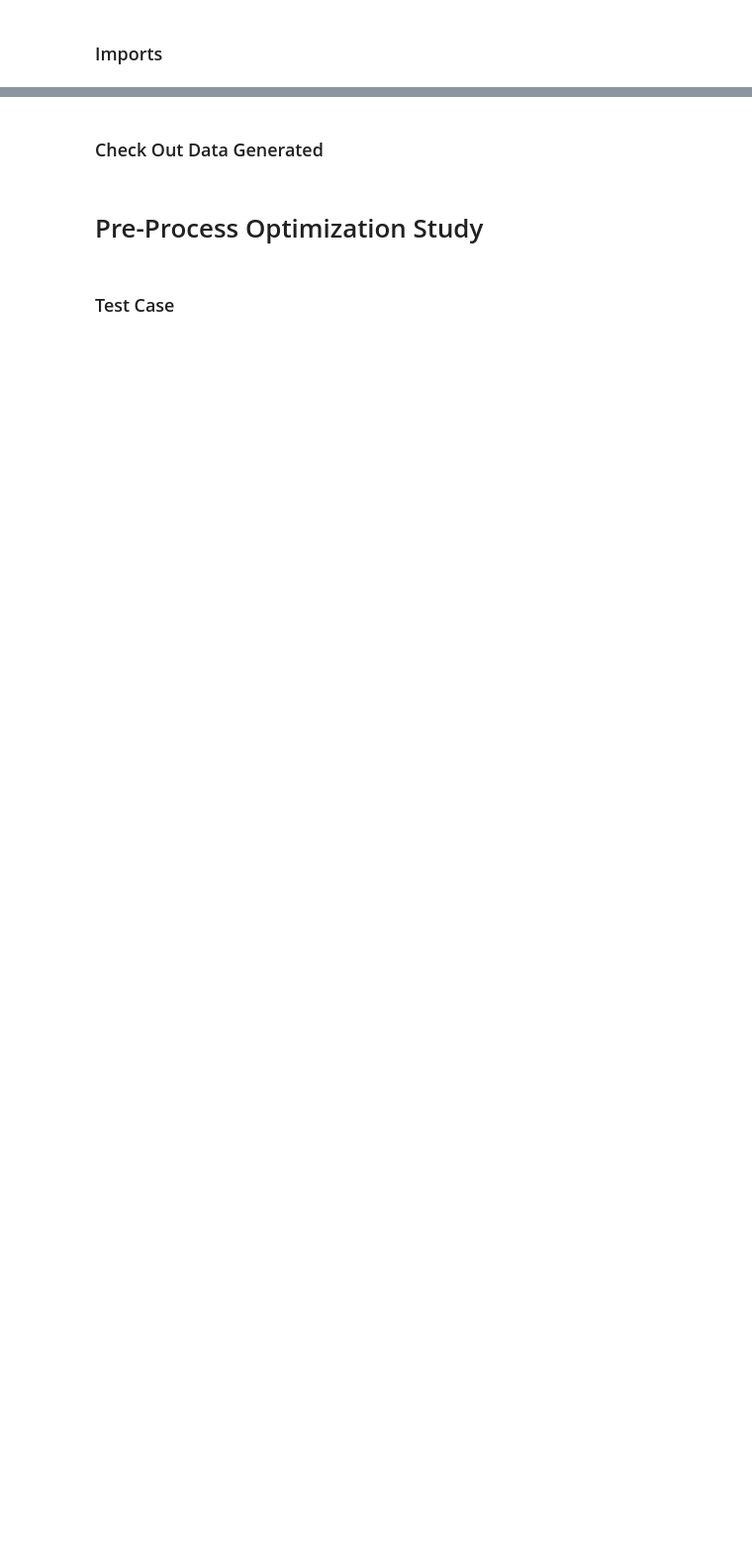
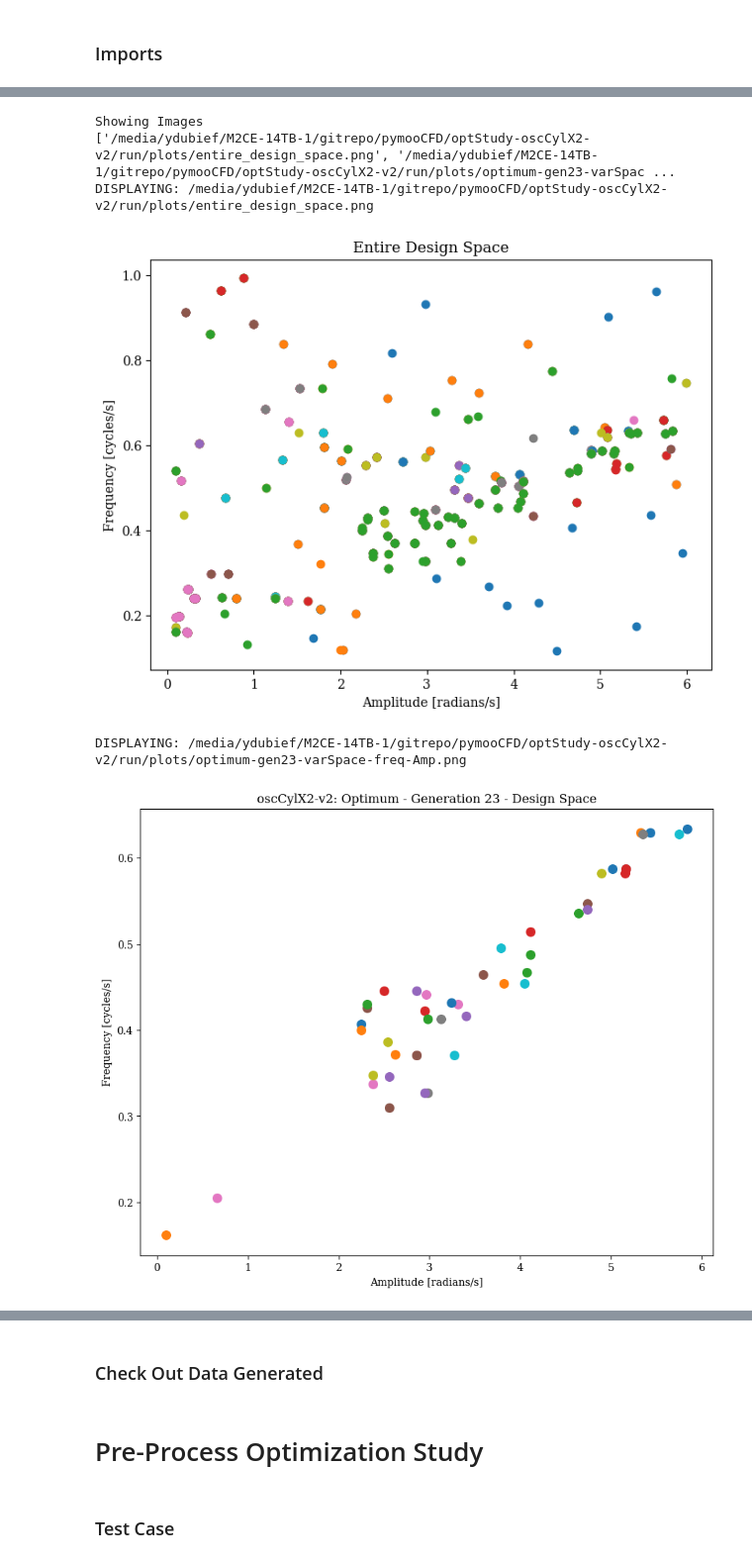
Before and after one commit to gmclove/pymooCFD, a Jupyter notebook: optPostProc.ipynb, the cells around one changed output, grey strips where cells are left out. Shown at 99% size. Saved outputs shown, nothing was run; the diff lists cells and outputs as text; code cells hidden in the pictures; blank space fills up the shorter version.

```diff
--- a/optPostProc.ipynb
+++ b/optPostProc.ipynb
@@ -19,0 +38,25 @@ from pymooCFD.studies.oscillCyl_x2 import optStudy
+# %%
+from IPython.display import Image, display
+import glob
+
+def showImages(listOfImageNames, **kwargs):
+    if isinstance(listOfImageNames, str):
+        listOfImageNames = [listOfImageNames]
+    listOfImageNames = [os.path.abspath(os.path.join(optStudy.optDatDir, imageName))
+                            for imageName in listOfImageNames if optStudy.optDatDir not in imageName]
+    listOfImageNames = [glob.glob(imageName) for imageName in listOfImageNames]
+    listOfImageNames = [item for sublist in listOfImageNames for item in sublist]
+    print('Showing Images')
+    print(listOfImageNames)
+    for imageName in listOfImageNames:
+        print('DISPLAYING:', imageName)
+        display(Image(filename=imageName), **kwargs)
+# %%
+showImages('run/plots/*')
+# %% [output]
+Showing Images
+['/media/ydubief/M2CE-14TB-1/gitrepo/pymooCFD/optStudy-oscCylX2-v2/run/plots/entire_design_space.png', '/media/ydubief/M2CE-14TB-1/gitrepo/pymooCFD/optStudy-oscCylX2-v2/run/plots/optimum-gen23-varSpac ...
+DISPLAYING: /media/ydubief/M2CE-14TB-1/gitrepo/pymooCFD/optStudy-oscCylX2-v2/run/plots/entire_design_space.png
+[figure, added]
+DISPLAYING: /media/ydubief/M2CE-14TB-1/gitrepo/pymooCFD/optStudy-oscCylX2-v2/run/plots/optimum-gen23-varSpace-freq-Amp.png
+[figure, added]
```
Also changed, not shown: parts of 44 cells of this notebook.
